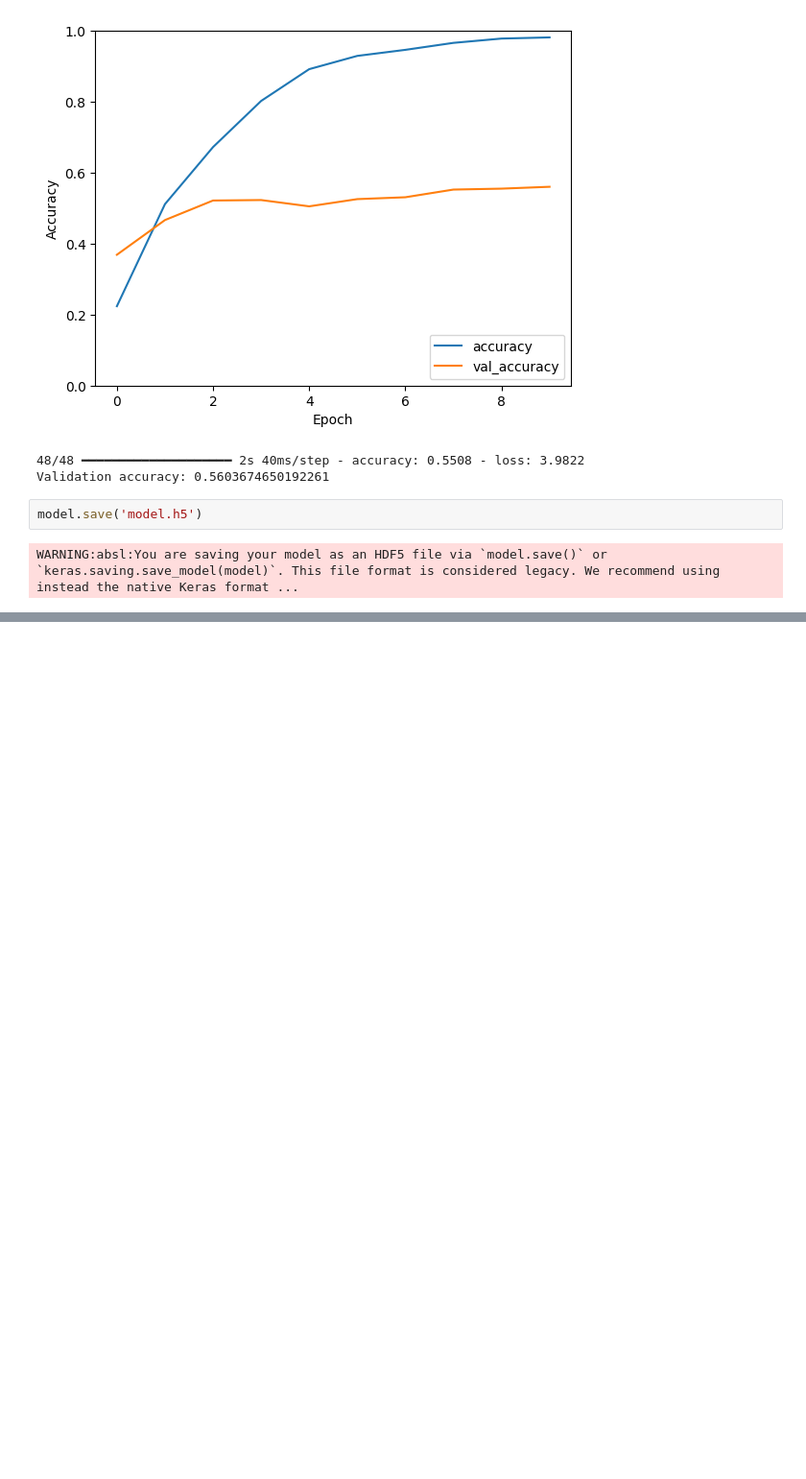
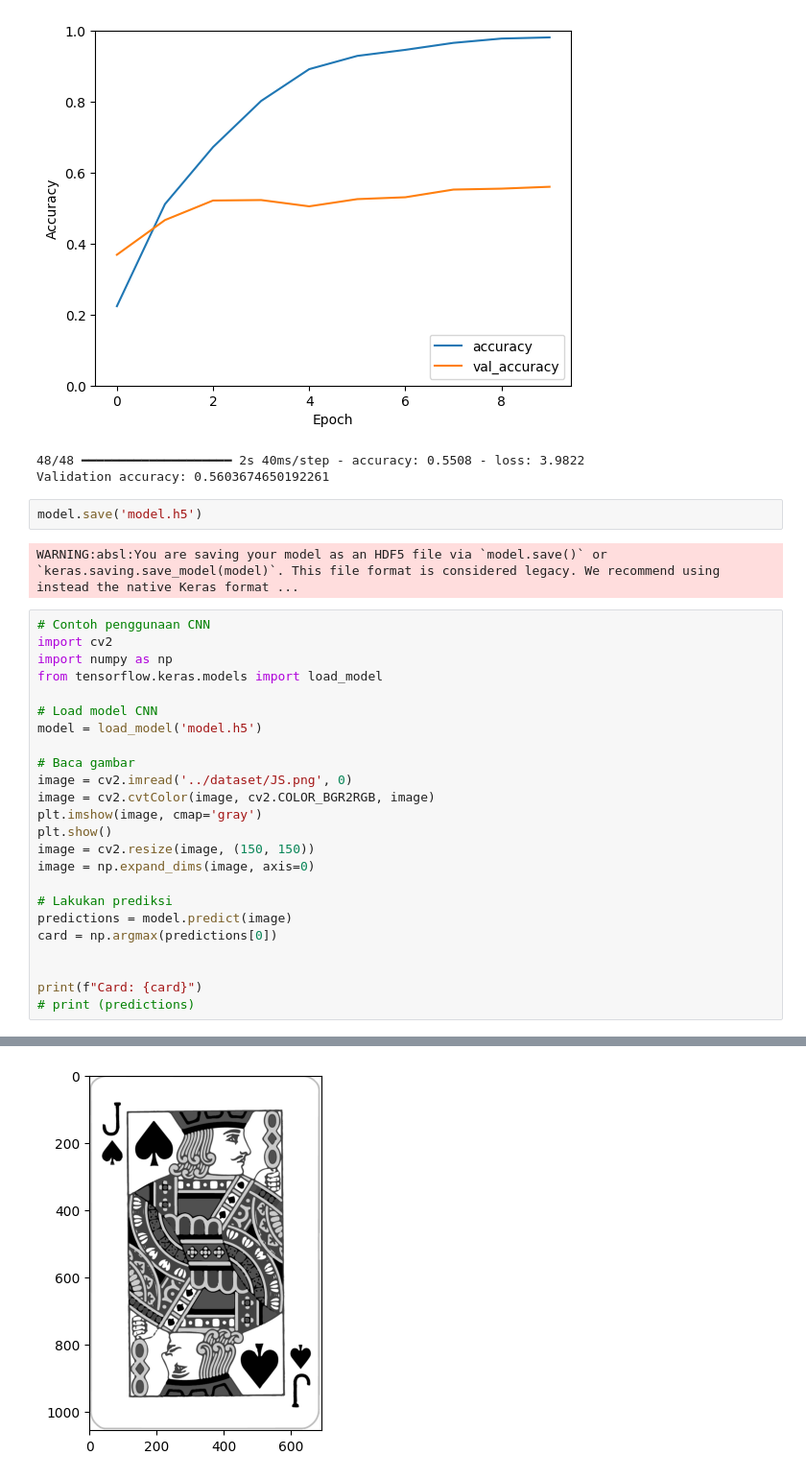
Before and after one commit to MaedaKenji/Card-Detector---Game, a Jupyter notebook: PokerCard/kuliah/train.ipynb, the cells around one changed output, grey strips where cells are left out. Shown: that part at 96% size. Cells and saved outputs as stored; diff of their text form; blank space fills up the shorter version.

```diff
--- a/PokerCard/kuliah/train.ipynb
+++ b/PokerCard/kuliah/train.ipynb
@@ -407,3 +407,28 @@ Validation accuracy: 0.5603674650192261
 model.save('model.h5')
 # %% [output]
 WARNING:absl:You are saving your model as an HDF5 file via `model.save()` or `keras.saving.save_model(model)`. This file format is considered legacy. We recommend using instead the native Keras format ...
+# %%
+# Contoh penggunaan CNN
+import cv2
+import numpy as np
+from tensorflow.keras.models import load_model
+
+# Load model CNN
+model = load_model('model.h5')
+
+# Baca gambar
+image = cv2.imread('../dataset/JS.png', 0)
+image = cv2.cvtColor(image, cv2.COLOR_BGR2RGB, image)
+plt.imshow(image, cmap='gray')
+plt.show()
+image = cv2.resize(image, (150, 150))
+image = np.expand_dims(image, axis=0)
+
+# Lakukan prediksi
+predictions = model.predict(image)
+card = np.argmax(predictions[0])
+
+
+print(f"Card: {card}")
+# print (predictions)
+# %% [output]
@@ -409,0 +436 @@ WARNING:absl:You are saving your model as an HDF5 file via `model.save()` or `ke
+[figure, added]
```
Also changed, not shown: parts of 2 cells of this notebook, 2 other files.
